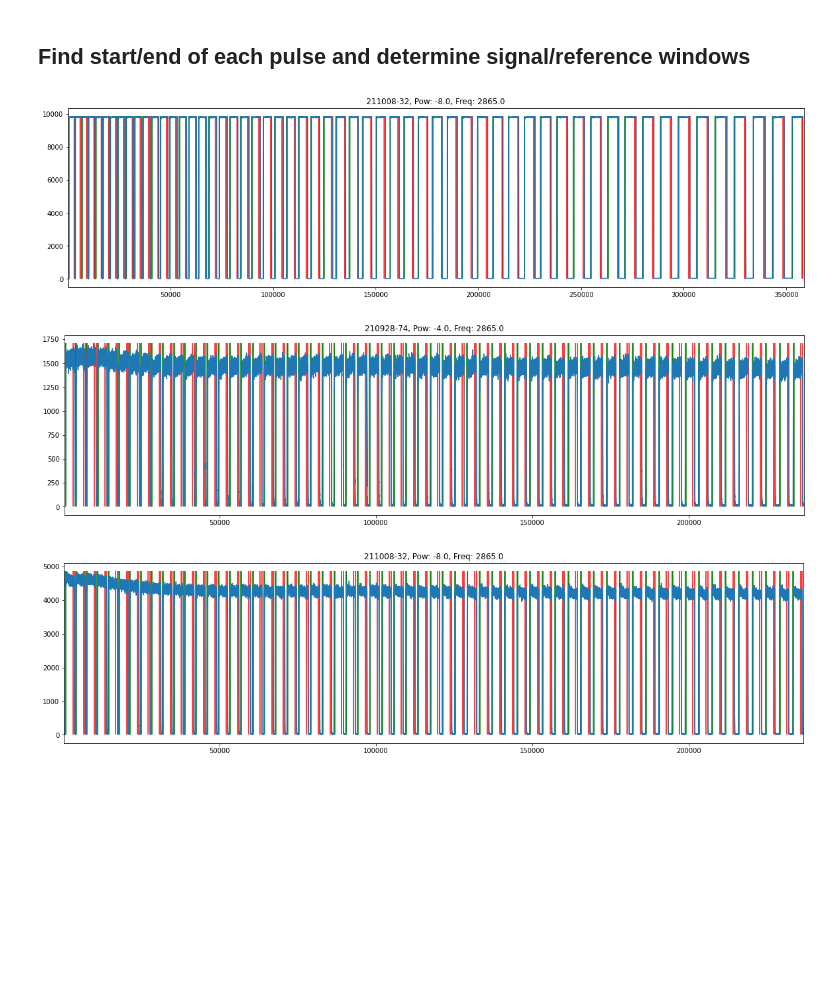
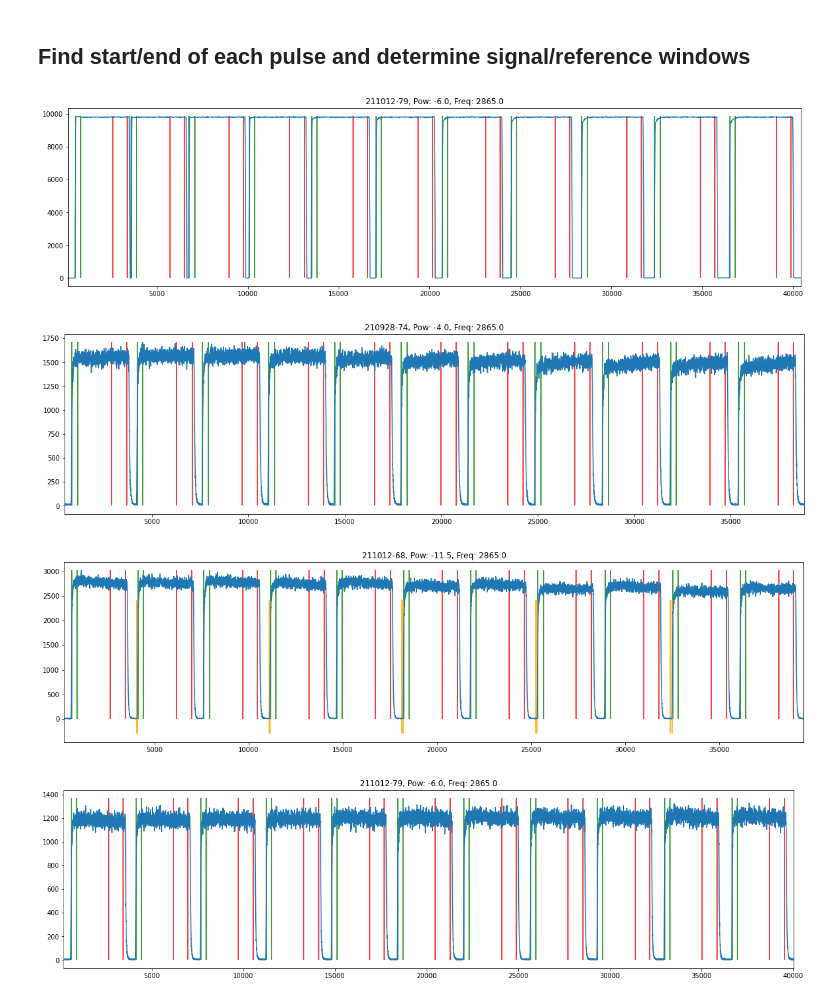
Before and after one commit to LCarnovale/HonoursAnalysis, a Jupyter notebook: analyse_rabi.ipynb, the cells around one changed output. Saved outputs shown, nothing was run; the diff lists cells and outputs as text; code cells hidden in the pictures; blank space fills up the shorter version.

```diff
--- a/analyse_rabi.ipynb
+++ b/analyse_rabi.ipynb
@@ -35,12 +35,13 @@ date_nums = {
     # "210924": (44, 45, 46, 48),
     # "210928": (53, 56, 59, 61, 62, 63, 66, 67, 68, 69, 75, 76, 77, 74),
     "210928": (74,),
-    "211001": (6,7, 8, 10, 11, 12, 17, 19, 21, 22, 23,
+    # "211001": (6,7, 8, 10, 11, 12, 17, 19, 21, 22, 23,
     # 24, 25, 26, 38,
     # 42,44,45,46,51,54,56),
-    ),
+    # ),
     # "211005": (59, 62, 65, 66, 68, 70, 72, 74, 79, 87, 88, 89)
-    "211008": (3, 5, 6, 10, 12, 13, 14, 16, 17, 18, 21, 22, 23, 25, 26, 27, 30, 32),
+    # "211008": (3, 5, 6, 10, 12, 13, 14, 16, 17, 18, 21, 22, 23, 25, 26, 27, 30, 32),
+    "211012":(36, 38, 39, 40, 41, 42, 43, 44, 51, 53, 55, 57, 59, 60, 68, 69, 71, 72, 73, 74, 75, 76, 78, 79)
 }
 
 keys = [[(k, v) for v in n] for k, n in date_nums.items()]
@@ -147,3 +145,16 @@ drop_ends = [0.1] + drop_ends
+# %%
+# lst1 = ["211008", 3, 5, 6, 10, 12, 13, 14, 16, 17, 18, 21, 22, 27, 30, 32]
+tau_vectors = [None for _ in rabi_specs]
+
+lst1 = ["211012", *date_nums["211012"]]
+for i in DIn(*lst1):
+    if i in normalised:
+        tau_vectors[i] = np.tile(np.linspace(20, 1000, 50).reshape(-1, 1), (1, 2)).flatten()
+    else:
+        tau_vectors[i] = np.linspace(20, 1000, 60)
+# tau_vectors[DI(25, "211008")] = np.linspace(20, 200, 60)
+# tau_vectors[DI(26, "211008")] = np.linspace(200, 400, 60)
+# print(tau_vectors[16])
 # %%
 # Remember raw counts files are read in as panda dataframes
 
@@ -214,6 +225,10 @@ for i,(spec, s_rises, s_falls, s_rise_ts, s_fall_ts) in enumerate(zip(
         plt.vlines(forwards_shift*dt[i] + s_rise_ts + dt[i]*int_width_f[i], 0, top, "green")
         plt.vlines(backwards_shift*dt[i] + s_fall_ts, 0, top, "red")
         plt.vlines(backwards_shift*dt[i] + s_fall_ts - dt[i]*int_width_b[i], 0, top, "red")
+        if i-1 in normalised:
+            # Show MW regions
+            plt.vlines(forwards_shift*dt[i] + s_rise_ts[1::2] - 30, -.1*top, .8*top, "orange")
+            plt.vlines(forwards_shift*dt[i] + s_rise_ts[1::2] - 30 - tau_vectors[i-1][::2], -.1*top, .8*top, "orange")
         # plt.xlim(0, s_fall_ts[5])
         plt.xlim(s_rise_ts[first_pulse]-400, s_fall_ts[last_pulse]+400)
         f = False
@@ -225,6 +240,8 @@ take_previous_fall = False # If false, use the fall of the same pulse as the ref
 spec_tau_axes = []
 PL_reads = []
 PL_refs = []
+PL_read_errs = []  # Errors are fractional
+PL_ref_errs = []   # Errors are fractional
 normalised_flags = np.full(len(rabi_specs), False)
 for i, (spec, start_end, start_end_idx, int_w_f, int_w_b) in enumerate(zip(
         rabi_specs, start_ends, start_ends_idx, int_width_f, int_width_b)):
@@ -243,39 +260,56 @@ for i, (spec, start_end, start_end_idx, int_w_f, int_w_b) in enumerate(zip(
     tau = start_end[1:, 0] - start_end[:-1, 1] + dt[i]*(backwards_shift - forwards_shift)
     tau -= extra_dead_time * dt[i]
     # if not take_previous_fall ignore the first pulse
-    reads = reads[1-x:]
-    refs  = refs[1-x:]
+    reads_i = reads[1-x:]
+    refs_i  = refs[1-x:]
 
     arr = np.array(spec.counts)
-    reads = np.sum(arr[reads], axis=-1) / int_w_f
-    refs  = np.sum(arr[refs], axis=-1)  / int_w_b
+    reads = np.sum(arr[reads_i], axis=-1)
+    refs  = np.sum(arr[refs_i], axis=-1)
+    noise = np.std(arr[refs_i], axis=-1) / np.mean(arr[refs_i], axis=-1)
+
+    # if i-1 in normalised:
+    #     plt.plot(reads[::2])
+    #     plt.plot(reads[1::2])
+    #     plt.show()
+    #     reads = reads[::2] / reads[1::2]
+    #     refs = refs[::2] / refs[1::2]
+    #     noise = noise[::2]
+    #     tau = tau[::2]
+
+    refs_err = noise / np.sqrt(int_w_b)
+    read_err = noise / np.sqrt(int_w_f)
+    reads /= int_w_f
+    refs /= int_w_b
 
 
     # if np.any(np.diff(tau) < -10):
     #     # Probably data that includes normalisation, ie a background sweep.
     #     # divide the first half by the second half
     #     indx = np.flatnonzero((tau[1:]-tau[:-1]) < -10)[0]
     #     # print(i, ": ", end="")
     #     # print(len(reads), len(refs), indx)
     #     normalised_flags[i] = True
     #     # if indx == 0:
     #         # print(np.diff(tau))
     #     # print("Fixing %s which was run with 'normalise' turned on" % rabi_files[i][-30:])
     #     reads = reads[:indx+1] / reads[indx+1 + (1-x):]
     #     refs = refs[:indx+1] / refs[indx+1 + (1-x):]
     #     # if i > 25:
     #     tau = tau[:indx+1]
 
 
     spec_tau_axes.append(tau)
     PL_reads.append(reads)
+    PL_read_errs.append(read_err)
     PL_refs.append(refs)
+    PL_ref_errs.append(refs_err)
 
 # PL_reads[-1] = PL_reads[-1][1:]
 # PL_refs[-1] = PL_refs[-1][1:]
 # spec_tau_axes[-1] = spec_tau_axes[-1][1:]
-tau_vectors = [None for _ in rabi_specs]
 # %% [output]
-[figure, old version]
+[figure, new version]
-[figure, old version]
+[figure, new version]
-[figure, old version]
+[figure, new version]
+[figure, added]
```
Also changed, not shown: parts of 11 cells of this notebook, 1 other file.
